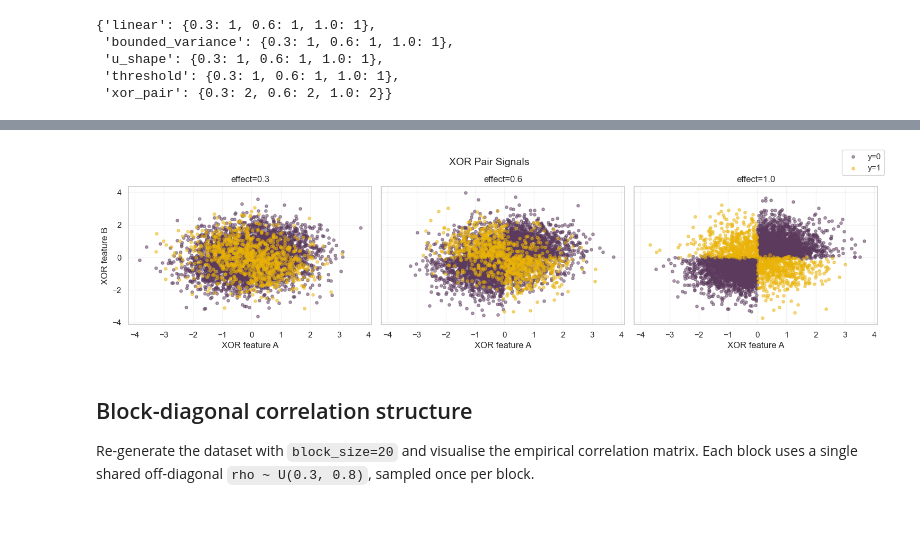
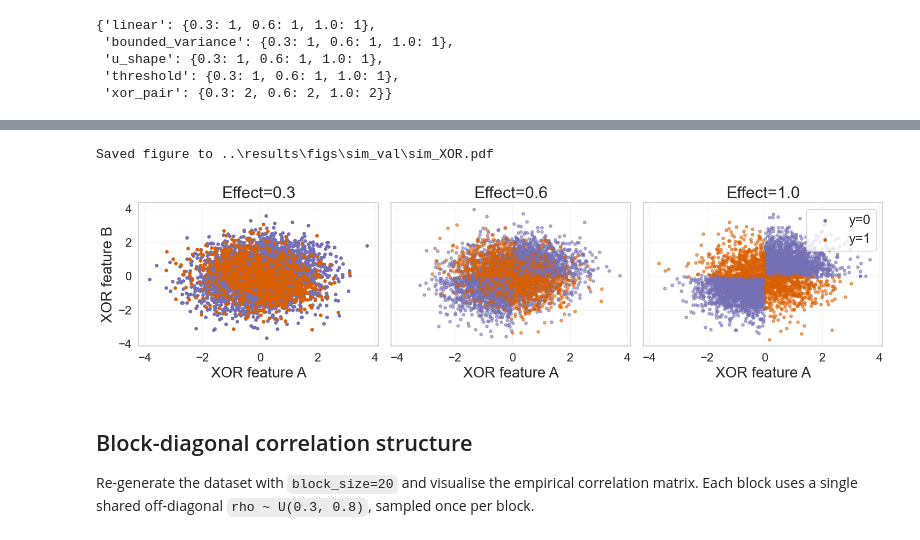
Before and after one commit to andreasjak/MSc26_Proteomics, a Jupyter notebook: notebooks/simulated_data_visual.ipynb, the cells around one changed output, grey strips where cells are left out. Saved outputs shown, nothing was run; the diff lists cells and outputs as text; code cells hidden in the pictures.

Commit message:
update visual plots

```diff
--- a/notebooks/simulated_data_visual.ipynb
+++ b/notebooks/simulated_data_visual.ipynb
@@ -222,43 +267,68 @@ def plot_xor_scatter(effects: list[float]) -> None:
     else:
         x_min, x_max = -3.0, 3.0
         y_min, y_max = -3.0, 3.0
         x_pad = 0.0
         y_pad = 0.0
 
     cls0 = y == 0
     cls1 = y == 1
 
     for ax, effect in zip(axes, effects):
         pair = selected_pairs.get(effect)
 
         if pair is None:
-            ax.set_title(f"effect={effect} (no pairs)")
-            ax.set_xlabel("XOR feature A")
+            ax.set_title(f"effect={effect} (no pairs)", fontsize=FONT_SIZE_TITLE)
+            ax.set_xlabel("XOR feature A", fontsize=FONT_SIZE_AXIS_LABEL)
             continue
 
+        c0 = "#7570b3"
+        c1 = "#d95f02"
+
         idx_a, idx_b = pair
-        ax.scatter(X[cls0, idx_a], X[cls0, idx_b], s=15, alpha=0.5, label="y=0", color=ARDS_COLORS["ARDS"])
-        ax.scatter(X[cls1, idx_a], X[cls1, idx_b], s=15, alpha=0.5, label="y=1", color=ARDS_COLORS["Not ARDS"])
+        ax.scatter(X[cls0, idx_a], X[cls0, idx_b], s=15, label="y=0", color=to_rgba(c0, 0.55))
+        ax.scatter(X[cls1, idx_a], X[cls1, idx_b], s=15, label="y=1", color=to_rgba(c1, 0.55))
+        ax.tick_params(axis='both', labelsize=16)
 
-        ax.set_title(f"effect={effect}")
-        ax.set_xlabel("XOR feature A")
+        ax.set_title(f"Effect={effect}", fontsize=FONT_SIZE_TITLE)
+        ax.set_xlabel("XOR feature A", fontsize=FONT_SIZE_AXIS_LABEL)
         ax.set_xlim(x_min - x_pad, x_max + x_pad)
         ax.set_ylim(y_min - y_pad, y_max + y_pad)
         ax.grid(alpha=0.2)
 
-    axes[0].set_ylabel("XOR feature B")
+    axes[0].set_ylabel("XOR feature B", fontsize=FONT_SIZE_AXIS_LABEL)
+
     handles, labels = axes[0].get_legend_handles_labels()
     if handles:
-        fig.legend(handles, labels, loc="upper right")
+        for h in handles:
+            if hasattr(h, "set_alpha"):
+                try:
+                    h.set_alpha(1.0)
+                except Exception:
+                    pass
+        axes[-1].legend(
+            handles,
+            labels,
+            loc="upper right",
+            fontsize=FONT_SIZE_LEGEND,
+            frameon=True,
+        )
 
-    fig.suptitle("XOR Pair Signals", y=0.95, fontsize=14)
     fig.tight_layout()
+
+    output_dir = Path("../results/figs/sim_val")
+    #output_dir.mkdir(parents=True, exist_ok=True)
+    output_path = output_dir / f"sim_XOR.pdf"
+    fig.savefig(output_path, format="pdf", dpi=300)
+    print(f"Saved figure to {output_path}")
+
+    #fig.suptitle("XOR Pair Signals", y=0.95, fontsize=14)
     plt.show()
 
 
 plot_xor_scatter(effect_sizes)
 # %% [output]
+Saved figure to ..\results\figs\sim_val\sim_XOR.pdf
-[figure, old version]
+[figure, new version]
 # %% [markdown]
 ## Block-diagonal correlation structure
 
```
Also changed, not shown: parts of 5 cells of this notebook.
